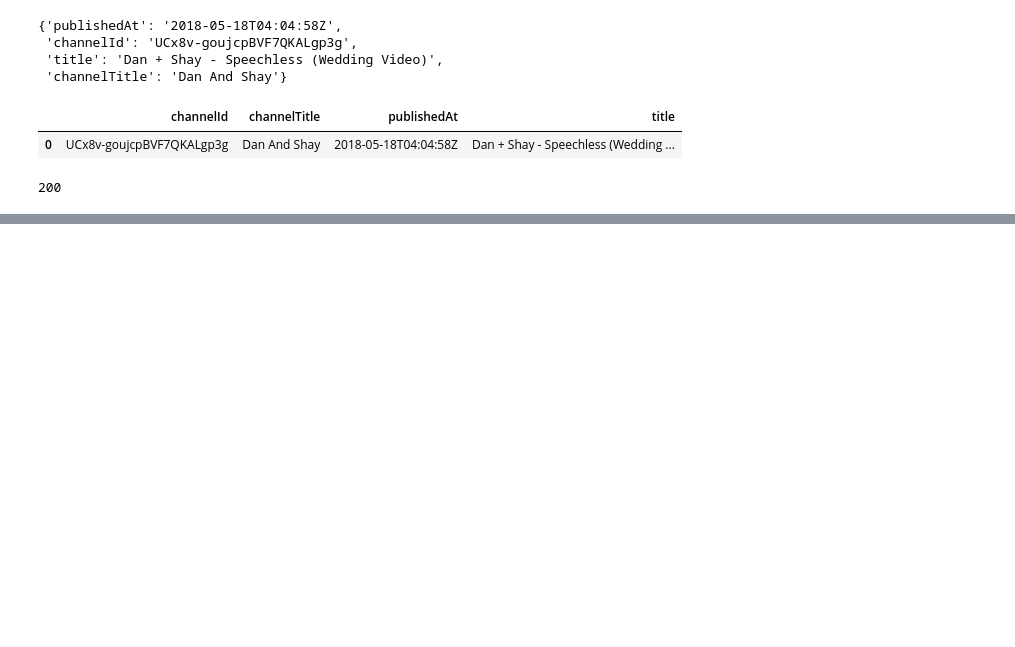
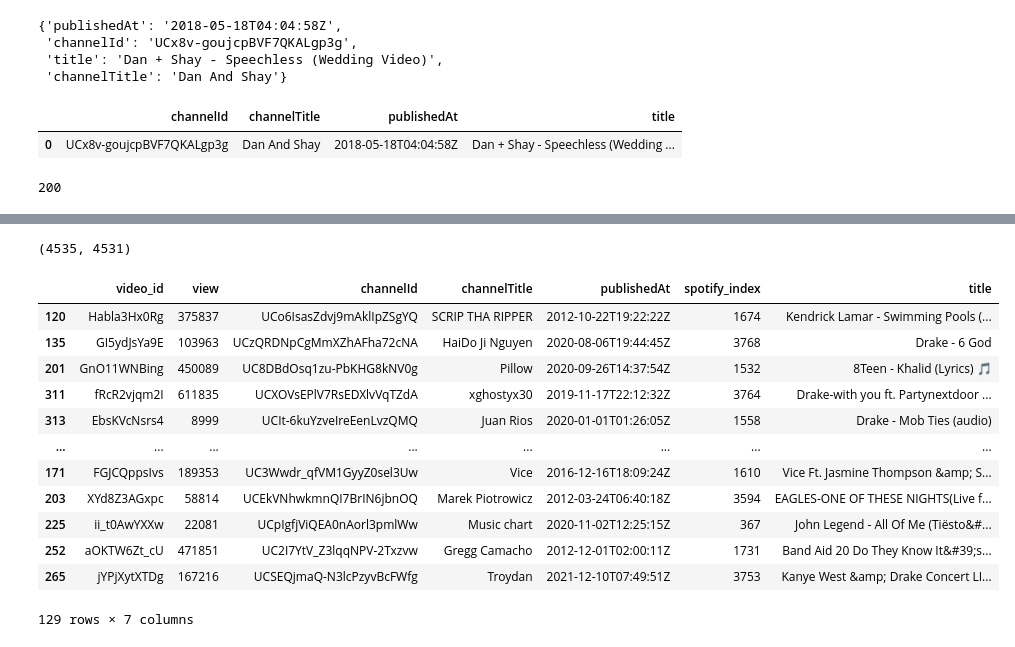
Before and after one commit to vietcheems/Music-Popularity-Analysis, a Jupyter notebook: Scrape/youtube/youtube.ipynb, the cells around one changed output, grey strips where cells are left out. Drawn from its saved outputs; the diff is of its cells as text; code cells hidden in the pictures; blank space fills up the shorter version.

```diff
--- a/Scrape/youtube/youtube.ipynb
+++ b/Scrape/youtube/youtube.ipynb
@@ -185,0 +240,4 @@ r.status_code
+# %%
+len(final_yt), len(final_yt.drop_duplicates())
+# %% [output]
+(4535, 4531)
@@ -185,0 +248,18 @@ r.status_code
+# %%
+threshold = 1000000
+# %%
+final_drop_dup[pd.to_numeric(final_drop_dup["view"]) < threshold]
+# %% [output]
+|  | video_id | view | channelId | channelTitle | publishedAt | spotify_index | title |
+| 120 | Habla3Hx0Rg | 375837 | UCo6IsasZdvj9mAklIpZSgYQ | SCRIP THA RIPPER | 2012-10-22T19:22:22Z | 1674 | Kendrick Lamar - Swimming Pools (... |
+| 135 | GI5ydJsYa9E | 103963 | UCzQRDNpCgMmXZhAFha72cNA | HaiDo Ji Nguyen | 2020-08-06T19:44:45Z | 3768 | Drake - 6 God |
+| 201 | GnO11WNBing | 450089 | UC8DBdOsq1zu-PbKHG8kNV0g | Pillow | 2020-09-26T14:37:54Z | 1532 | 8Teen - Khalid (Lyrics) 🎵 |
+| 311 | fRcR2vjqm2I | 611835 | UCXOVsEPlV7RsEDXlvVqTZdA | xghostyx30 | 2019-11-17T22:12:32Z | 3764 | Drake-with you ft. Partynextdoor ... |
+| 313 | EbsKVcNsrs4 | 8999 | UCIt-6kuYzveIreEenLvzQMQ | Juan Rios | 2020-01-01T01:26:05Z | 1558 | Drake - Mob Ties (audio) |
+| ... | ... | ... | ... | ... | ... | ... | ... |
+| 171 | FGJCQppsIvs | 189353 | UC3Wwdr_qfVM1GyyZ0sel3Uw | Vice | 2016-12-16T18:09:24Z | 1610 | Vice Ft. Jasmine Thompson &amp; S... |
+| 203 | XYd8Z3AGxpc | 58814 | UCEkVNhwkmnQI7BrIN6jbnOQ | Marek Piotrowicz | 2012-03-24T06:40:18Z | 3594 | EAGLES-ONE OF THESE NIGHTS(Live f... |
+| 225 | ii_t0AwYXXw | 22081 | UCpIgfjViQEA0nAorl3pmlWw | Music chart | 2020-11-02T12:25:15Z | 367 | John Legend - All Of Me (Tiësto&#... |
+| 252 | aOKTW6Zt_cU | 471851 | UC2I7YtV_Z3lqqNPV-2Txzvw | Gregg Camacho | 2012-12-01T02:00:11Z | 1731 | Band Aid 20 Do They Know It&#39;s... |
+| 265 | jYPjXytXTDg | 167216 | UCSEQjmaQ-N3lcPzyvBcFWfg | Troydan | 2021-12-10T07:49:51Z | 3753 | Kanye West &amp; Drake Concert LI... |
+129 rows × 7 columns
```
Also changed, not shown: parts of 20 cells of this notebook.
